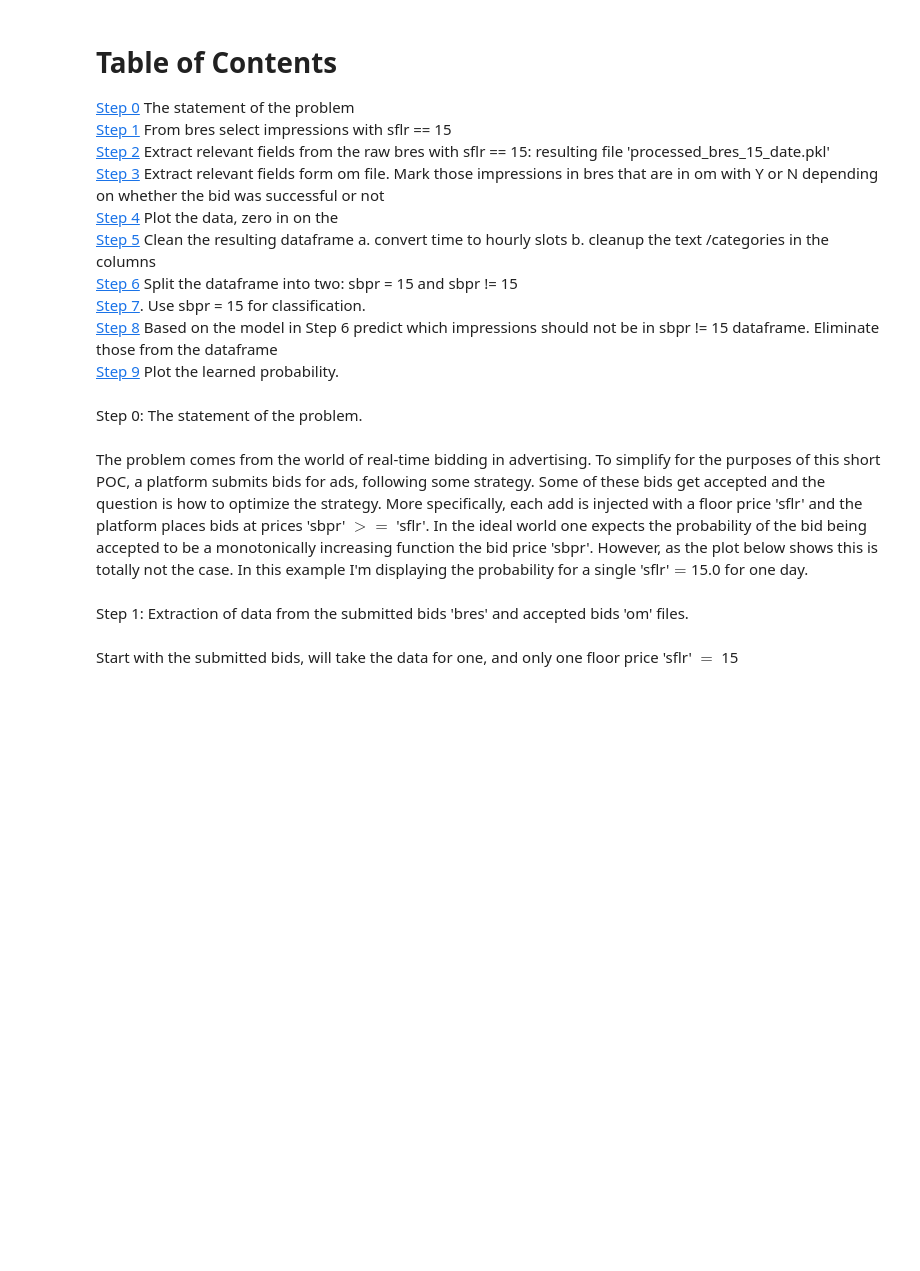
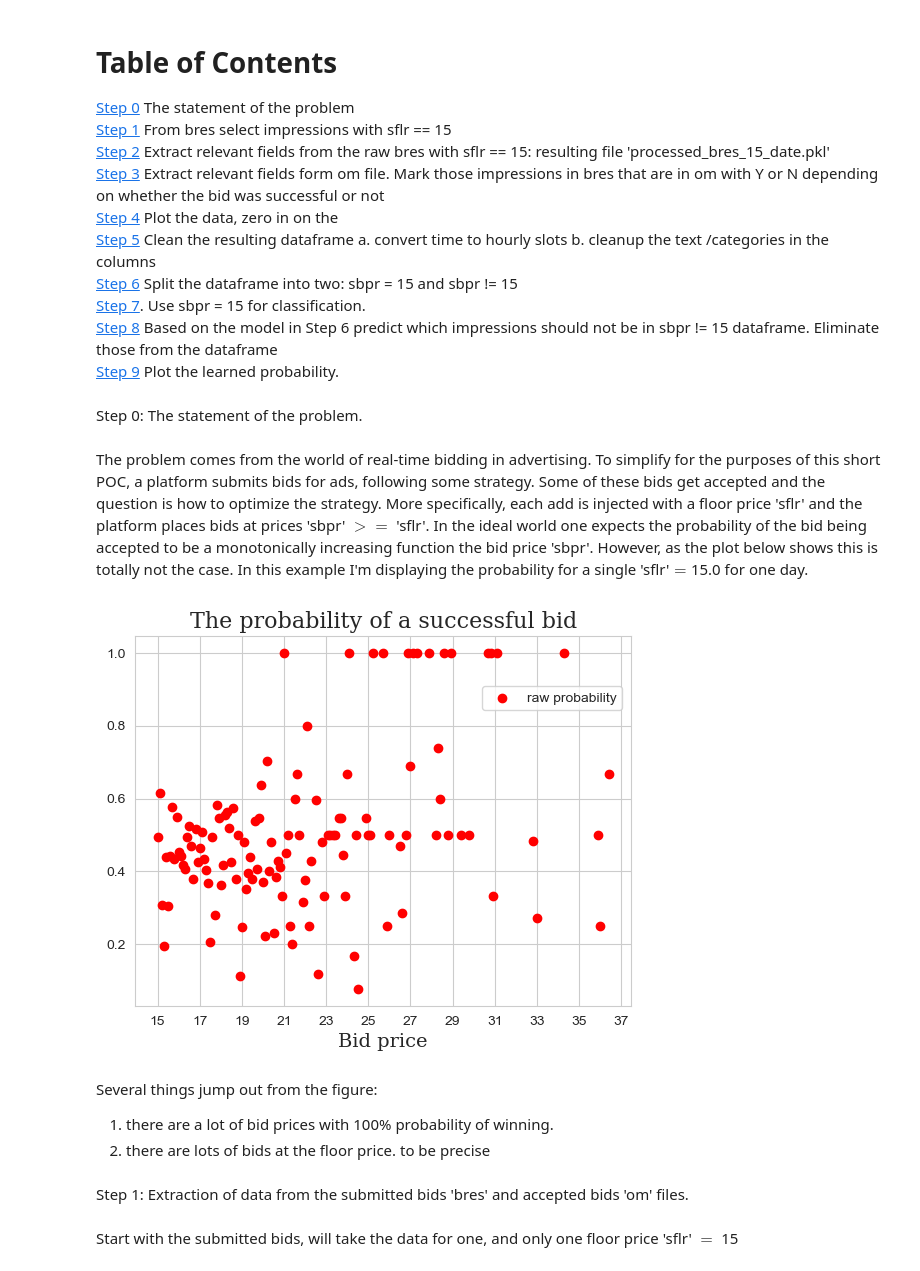
Before and after one commit to ltevlin/Origin, a Jupyter notebook: Presentation_15.ipynb, the cells around one changed output. Cells and saved outputs as stored; diff of their text form; code cells hidden in the pictures; blank space fills up the shorter version.

Commit message:
the second version of the presentation for 0410, sflr = 15, added probability graph

```diff
--- a/Presentation_15.ipynb
+++ b/Presentation_15.ipynb
@@ -35,6 +35,15 @@ Step 0: The statement of the problem. <br>
 The problem comes from the world of real-time bidding in advertising. To simplify for the purposes of this short POC, a platform submits bids for ads, following some strategy. Some of these bids get accepted and the question is how to optimize the strategy.
 More specifically, each add is injected with a floor price 'sflr' and the platform places bids at prices 'sbpr' $>=$ 'sflr'. In the ideal world one expects the probability of the bid being accepted to be a monotonically increasing function the bid price 'sbpr'.
 However, as the plot below shows this is totally not the case. In this example I'm displaying the probability for a single 'sflr'$=$15.0 for one day.
+# %%
+fig
+# %% [output]
+[figure, added]
+# %% [markdown]
+Several things jump out from the figure:
+1. there are a lot of bid prices with 100% probability of winning.
+2. there are lots of bids at the floor price.
+to be precise
 # %% [markdown]
 Step 1: Extraction of data from the submitted bids 'bres' and accepted bids 'om' files.
 # %% [markdown]
```
Also changed, not shown: parts of 23 cells of this notebook.
